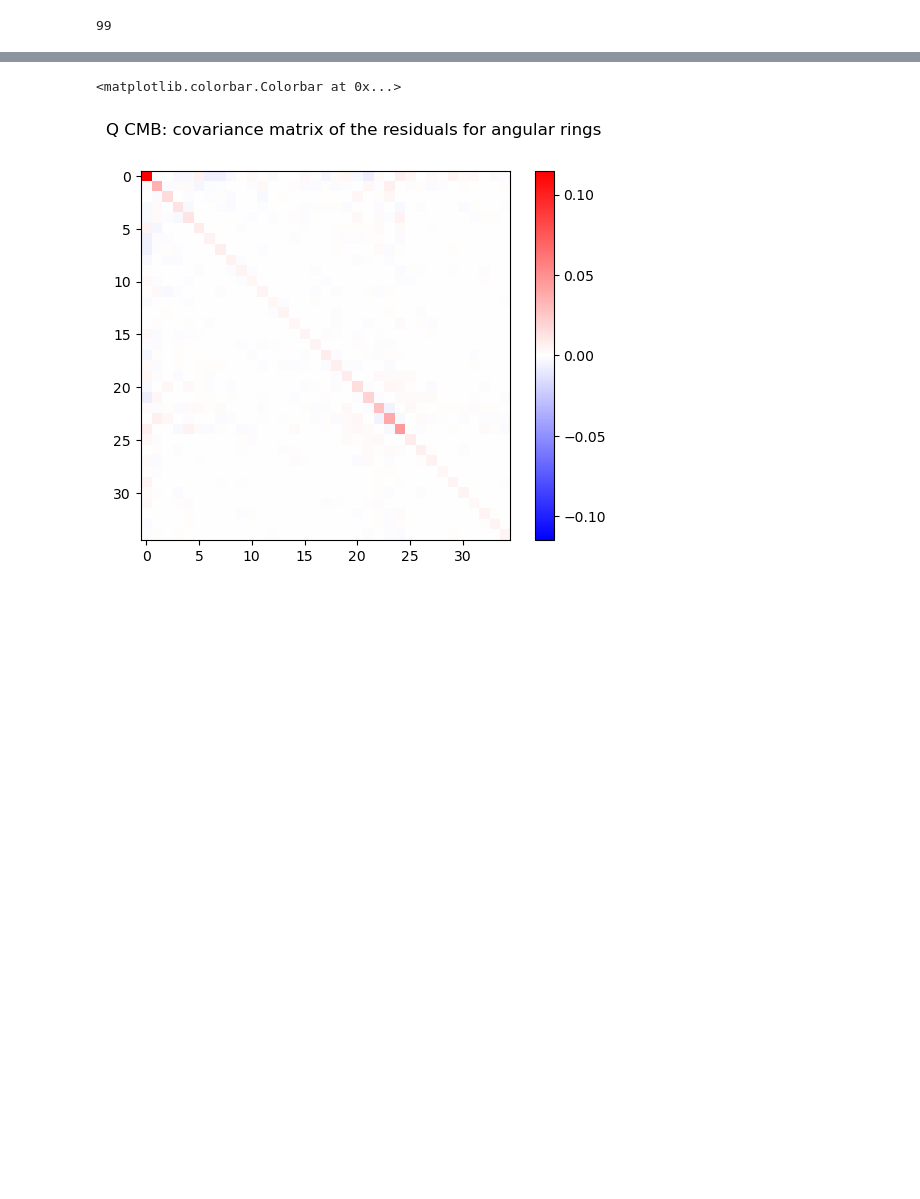
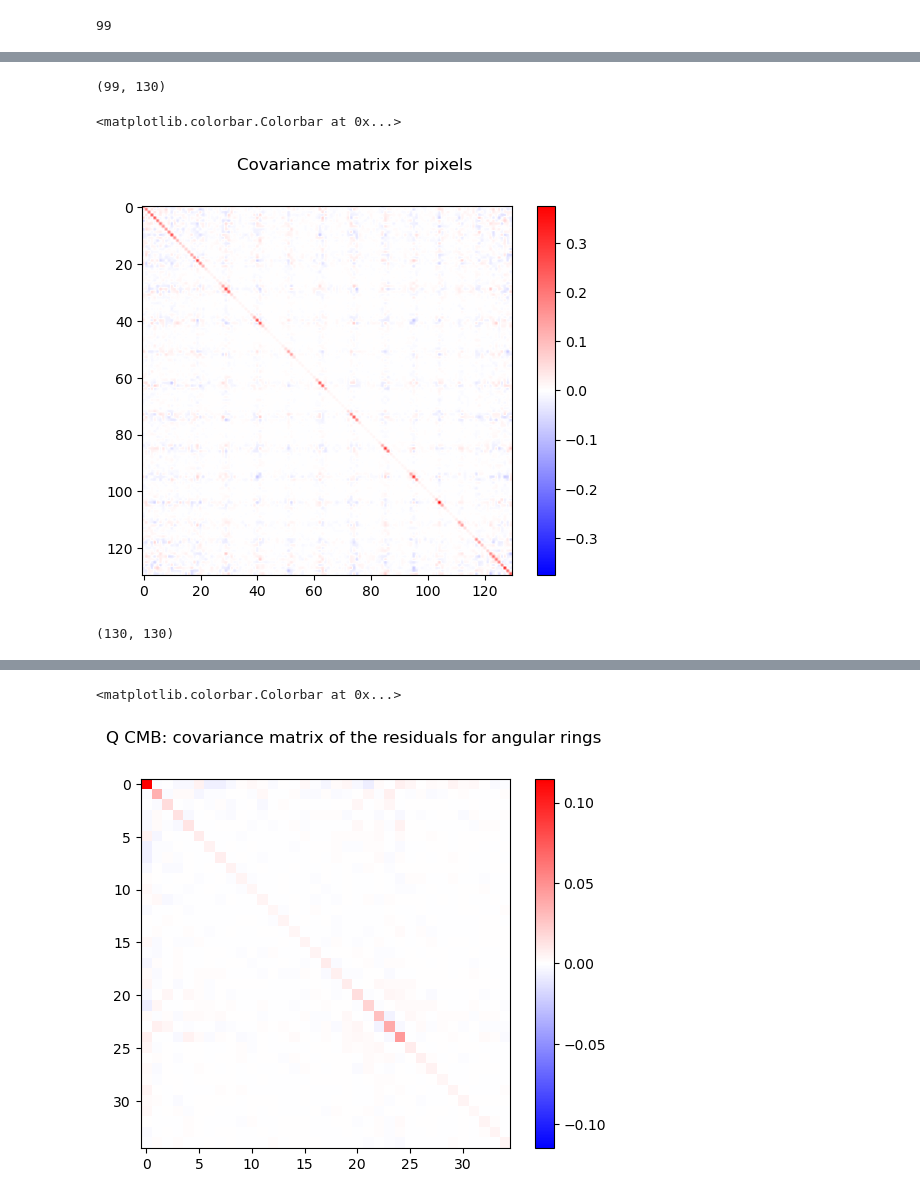
Before and after one commit to mathias77515/CMM-Pipeline, a Jupyter notebook: scripts_nahuel/noise_analysis.ipynb, the cells around one changed output, grey strips where cells are left out. Cells and saved outputs as stored; diff of their text form; code cells hidden in the pictures; blank space fills up the shorter version.

```diff
--- a/scripts_nahuel/noise_analysis.ipynb
+++ b/scripts_nahuel/noise_analysis.ipynb
@@ -175,0 +208,24 @@ for i,map_file in enumerate(realizations):
+# %%
+mask_dg = hp.pixelfunc.ud_grade(mask, nside_out)
+seenpix_dg = np.array(mask_dg,dtype=bool)
+
+res_dg_qubic = res_dg[:,seenpix_dg]
+print(np.shape(res_dg_qubic))
+
+cov = np.cov( res_dg_qubic, rowvar = False )
+plt.figure()
+plt.suptitle('Covariance matrix for pixels')
+vmax = np.max(np.abs(cov[:, :]))
+plt.imshow(cov[:, :], vmin=-vmax, vmax=vmax, cmap='bwr')
+plt.colorbar()
+# %% [output]
+(99, 130)
+<matplotlib.colorbar.Colorbar at 0x...>
+[figure, added]
+# %%
+cov = np.cov( res_dg, rowvar = False )
+cov = cov[seenpix_dg,:]
+cov = cov[:,seenpix_dg]
+print(np.shape(cov))
+# %% [output]
+(130, 130)
```
Also changed, not shown: parts of 8 cells of this notebook.
